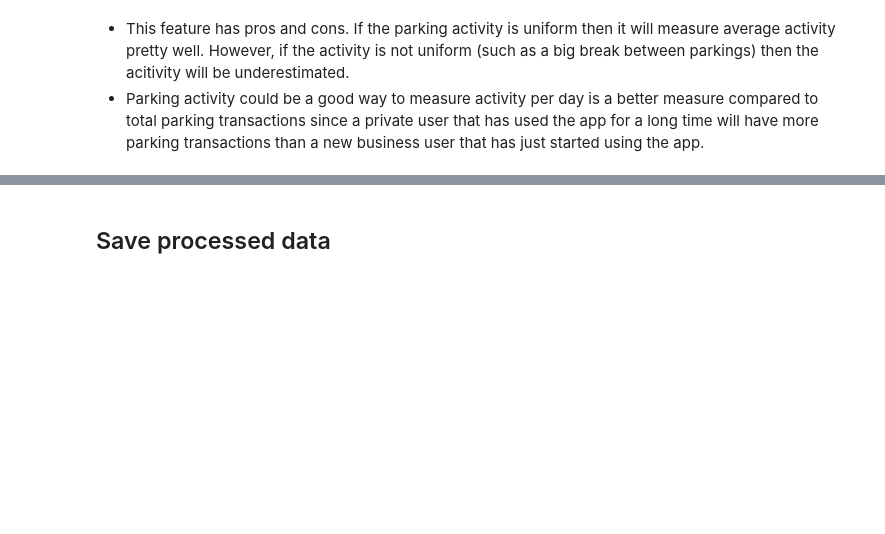
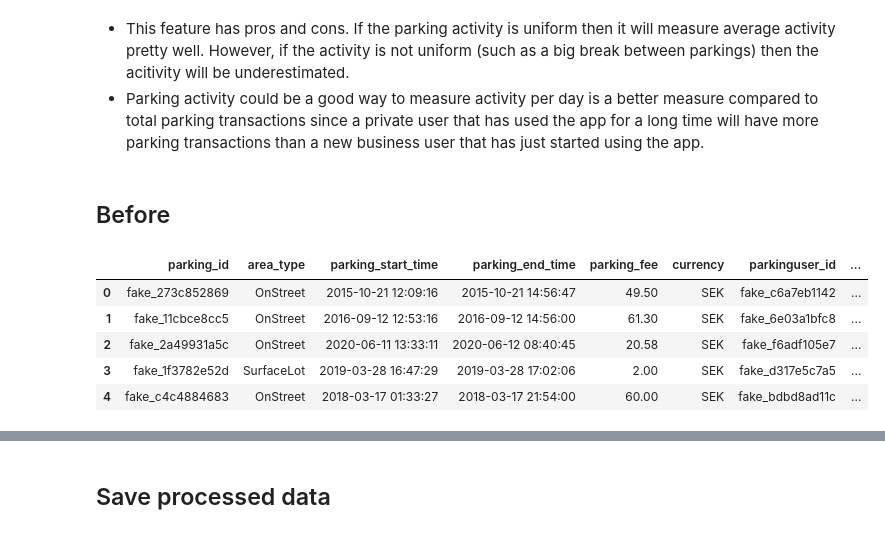
Before and after one commit to Darakhsh1999/arrive-demo, a Jupyter notebook: src/data_clean.ipynb, the cells around one changed output, grey strips where cells are left out. Saved outputs shown, nothing was run; the diff lists cells and outputs as text; code cells hidden in the pictures; blank space fills up the shorter version.

```diff
--- a/src/data_clean.ipynb
+++ b/src/data_clean.ipynb
@@ -424,4 +423,15 @@ Name: parking_activity, dtype: float64
 # %% [markdown]
 - This feature has pros and cons. If the parking activity is uniform then it will measure average activity pretty well. However, if the activity is not uniform (such as a big break between parkings) then the acitivity will be underestimated.
 - Parking activity could be a good way to measure activity per day is a better measure compared to total parking transactions since a private user that has used the app for a long time will have more parking transactions than a new business user that has just started using the app.
+# %% [markdown]
+## Before
+# %%
+df.head()
+# %% [output]
+|  | parking_id | area_type | parking_start_time | parking_end_time | parking_fee | currency | parkinguser_id | ... |
+| 0 | fake_273c852869 | OnStreet | 2015-10-21 12:09:16 | 2015-10-21 14:56:47 | 49.50 | SEK | fake_c6a7eb1142 | ... |
+| 1 | fake_11cbce8cc5 | OnStreet | 2016-09-12 12:53:16 | 2016-09-12 14:56:00 | 61.30 | SEK | fake_6e03a1bfc8 | ... |
+| 2 | fake_2a49931a5c | OnStreet | 2020-06-11 13:33:11 | 2020-06-12 08:40:45 | 20.58 | SEK | fake_f6adf105e7 | ... |
+| 3 | fake_1f3782e52d | SurfaceLot | 2019-03-28 16:47:29 | 2019-03-28 17:02:06 | 2.00 | SEK | fake_d317e5c7a5 | ... |
+| 4 | fake_c4c4884683 | OnStreet | 2018-03-17 01:33:27 | 2018-03-17 21:54:00 | 60.00 | SEK | fake_bdbd8ad11c | ... |
 # %% [markdown]
```
Also changed, not shown: parts of 12 cells of this notebook, 4 other files.
